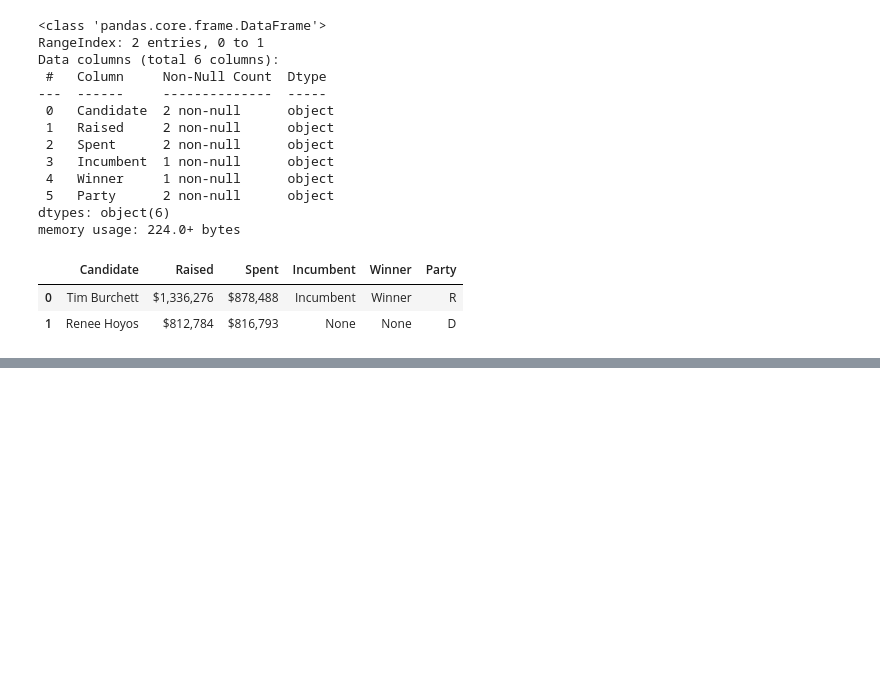
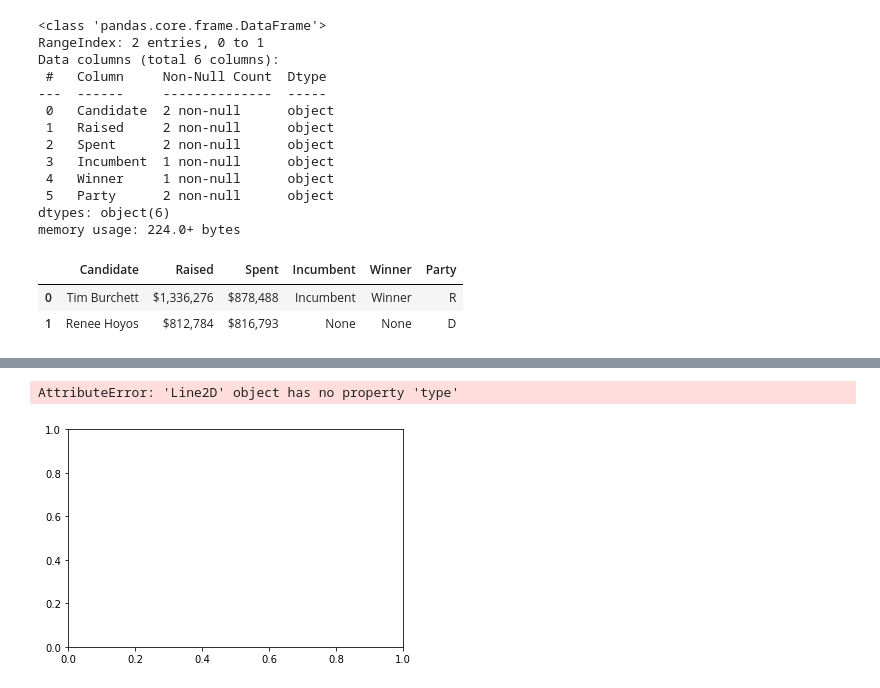
Before and after one commit to nss-data-science-cohort-5/webscraping_open_secrets-orange-oscelots_project-3, a Jupyter notebook: Political contributions.ipynb, the cells around one changed output, grey strips where cells are left out. Cells and saved outputs as stored; diff of their text form; code cells hidden in the pictures; blank space fills up the shorter version.

```diff
--- a/Political contributions.ipynb
+++ b/Political contributions.ipynb
@@ -132,0 +194,15 @@ for x in columns:
+# %%
+for x in RSC:
+    all_candidates[x]= all_candidates[x].str.replace('$', '')
+    all_candidates[x]= all_candidates[x].str.replace(',', '')
+# %%
+all_candidates['Raised']=all_candidates['Raised'].astype('float')
+# %%
+all_candidates['Spent']=all_candidates['Spent'].astype('float')
+# %%
+all_candidates['Cash on Hand']=all_candidates['Cash on Hand'].astype('float')
+# %%
+all_candidates.plot(x='Winner', y='Raised', type='bar')
+# %% [output]
+AttributeError: 'Line2D' object has no property 'type'
+[figure, added]
```
Also changed, not shown: parts of 10 cells of this notebook.
